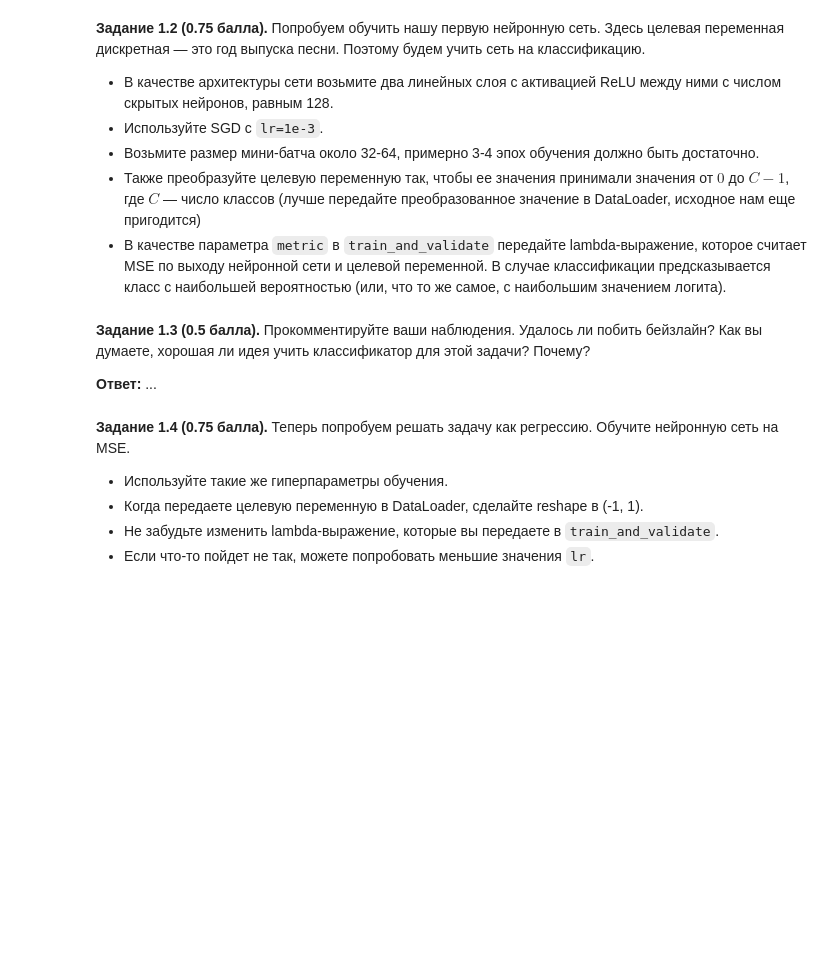
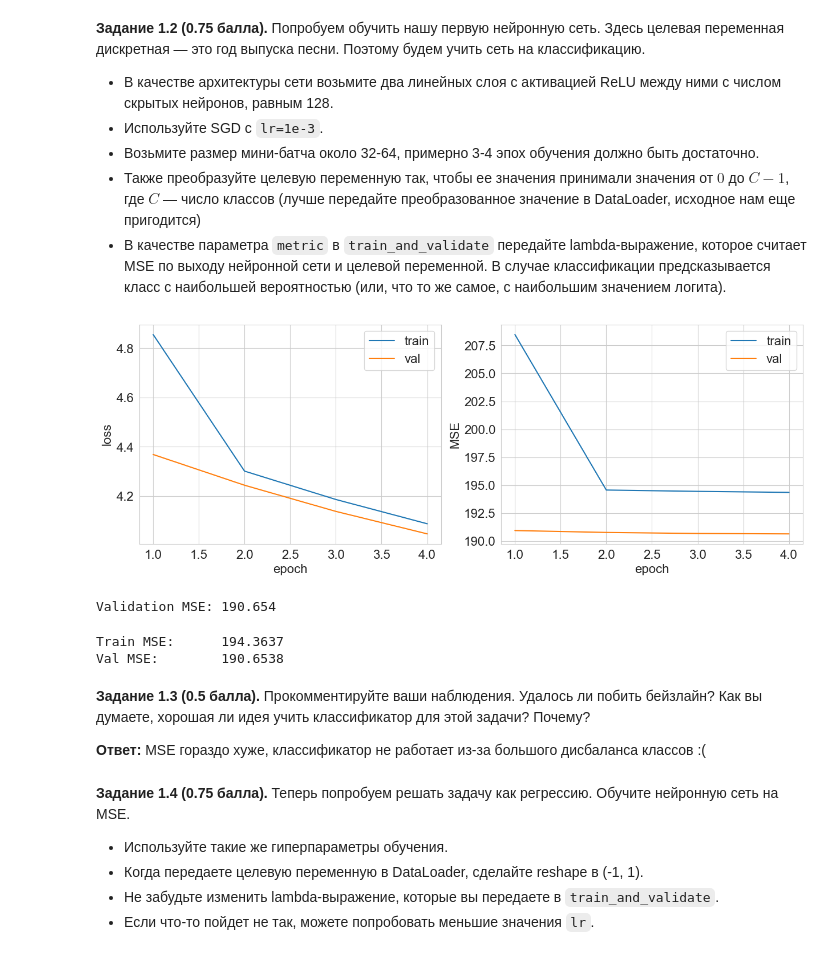
Before and after one commit to DevYourMind/intro-to-dl-hse, a Jupyter notebook: homeworks-small/shw-01-mlp/shw-01-mlp-part2.ipynb, the cells around one changed output. Cells and saved outputs as stored; diff of their text form; code cells hidden in the pictures; blank space fills up the shorter version.

```diff
--- a/homeworks-small/shw-01-mlp/shw-01-mlp-part2.ipynb
+++ b/homeworks-small/shw-01-mlp/shw-01-mlp-part2.ipynb
@@ -217,6 +217,7 @@ def train_and_validate(model, optimizer, criterion, metric, train_loader, val_lo
             '''
             predictions = model(X_batch)
             loss = criterion(predictions, y_batch)
+
             metric_value = metric(predictions, y_batch)
             running_loss += loss * X_batch.shape[0]
             running_metric += metric_value * X_batch.shape[0]
@@ -232,7 +233,7 @@ def train_and_validate(model, optimizer, criterion, metric, train_loader, val_lo
     if verbose:
         print(f'Validation MSE: {val_metrics[-1]:.3f}')
 
-    return train_metrics[-1], val_metrics[-1]
+    return train_metrics[-1], val_metrics[-1],
 # %% [markdown]
 **Задание 1.2 (0.75 балла).** Попробуем обучить нашу первую нейронную сеть. Здесь целевая переменная дискретная &mdash; это год выпуска песни. Поэтому будем учить сеть на классификацию.
 
@@ -241,12 +242,48 @@ def train_and_validate(model, optimizer, criterion, metric, train_loader, val_lo
 - Возьмите размер мини-батча около 32-64, примерно 3-4 эпох обучения должно быть достаточно.
 - Также преобразуйте целевую переменную так, чтобы ее значения принимали значения от $0$ до $C-1$, где $C$ &mdash; число классов (лучше передайте преобразованное значение в DataLoader, исходное нам еще пригодится)
 - В качестве параметра `metric` в `train_and_validate` передайте lambda-выражение, которое считает MSE по выходу нейронной сети и целевой переменной. В случае классификации предсказывается класс с наибольшей вероятностью (или, что то же самое, с наибольшим значением логита).
+# %%
+from sklearn.preprocessing import OrdinalEncoder
+
+or_enc = OrdinalEncoder()
+or_enc.fit(y_train.reshape(-1, 1))
+y_train_orc_enc = or_enc.transform(y_train.reshape(-1, 1)).astype(int)# .ravel()
+y_test_orc_enc = or_enc.transform(y_test.reshape(-1, 1)).astype(int)# .ravel()
 # %%
 # YOUR CODE HERE (－.－)...zzzZZZzzzZZZ
+
+train_loader = mm.DataLoader(X_train, y_train_orc_enc, batch_size=64, shuffle=True)
+val_loader = mm.DataLoader(X_test, y_test_orc_enc, batch_size=64, shuffle=False)
+
+n_features = X_train.shape[1]
+n_hidden_neurons = 128
+n_classes = np.unique(y_train_orc_enc).size
+
+model = mm.Sequential(
+    mm.Linear(n_features, n_hidden_neurons),
+    mm.ReLU(),
+    mm.Linear(n_hidden_neurons, n_classes)
+)
+
+optimizer = mm.SGD(model, lr=1e-3)
+criterion = mm.CrossEntropyLoss()
+metric = lambda x, y: mean_squared_error(x.argmax(axis=1), y)
+num_epochs = 4
+
+train_metric, val_metrics = train_and_validate(model, optimizer, criterion, metric, train_loader, val_loader,
+                       num_epochs, verbose=True)
+# %% [output]
+[figure, added]
+Validation MSE: 190.654
+# %%
+print(f'Train MSE: \t{train_metric:.4f}\nVal MSE: \t{val_metrics:.4f}')
+# %% [output]
+Train MSE:      194.3637
+Val MSE:        190.6538
 # %% [markdown]
 **Задание 1.3 (0.5 балла).** Прокомментируйте ваши наблюдения. Удалось ли побить бейзлайн? Как вы думаете, хорошая ли идея учить классификатор для этой задачи? Почему?
 
-**Ответ:** ...
+**Ответ:** MSE гораздо хуже, классификатор не работает из-за большого дисбаланса классов :(
 # %% [markdown]
 **Задание 1.4 (0.75 балла).** Теперь попробуем решать задачу как регрессию. Обучите нейронную сеть на MSE.
 
```
Also changed, not shown: parts of 20 cells of this notebook, 3 other files.
